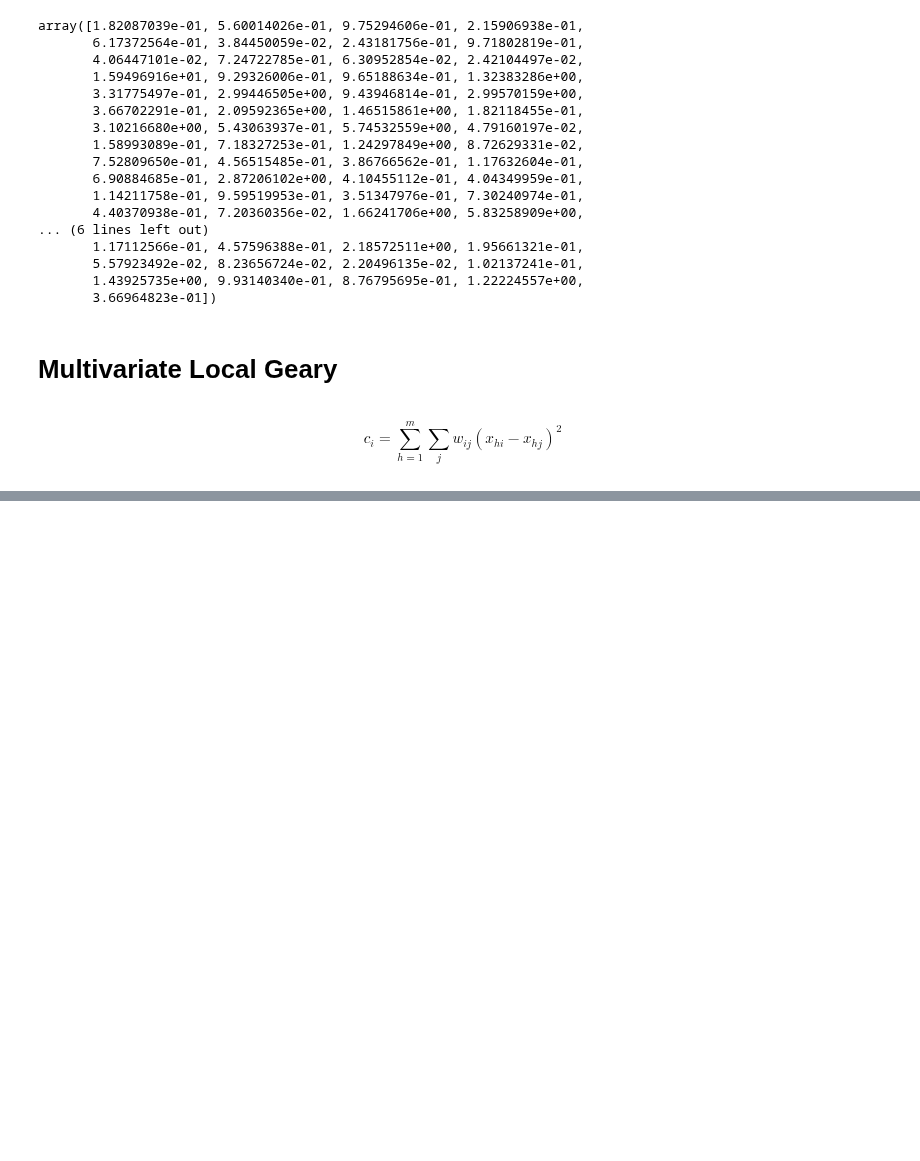
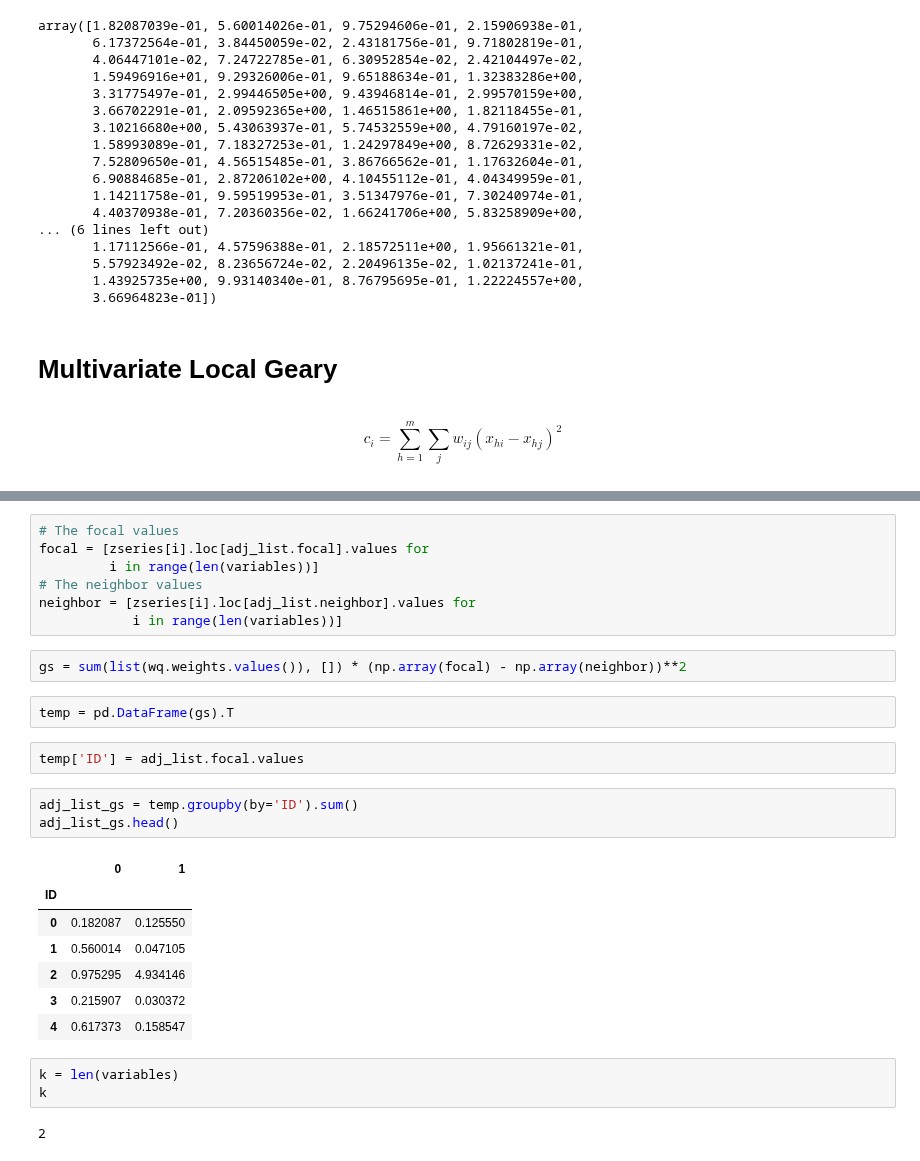
Before and after one commit to jeffcsauer/GSOC2020, a Jupyter notebook: review/Local_Geary_Workbook.ipynb, the cells around one changed output, grey strips where cells are left out. Saved outputs shown, nothing was run; the diff lists cells and outputs as text; blank space fills up the shorter version.

```diff
--- a/review/Local_Geary_Workbook.ipynb
+++ b/review/Local_Geary_Workbook.ipynb
@@ -215,0 +376,29 @@ $$ c_i = \sum_{h=1}^m \sum_j w_{ij} (x_{hi} - x_{hj})^2 $$
+# %%
+# The focal values
+focal = [zseries[i].loc[adj_list.focal].values for
+         i in range(len(variables))]
+# The neighbor values
+neighbor = [zseries[i].loc[adj_list.neighbor].values for
+            i in range(len(variables))]
+# %%
+gs = sum(list(wq.weights.values()), []) * (np.array(focal) - np.array(neighbor))**2
+# %%
+temp = pd.DataFrame(gs).T
+# %%
+temp['ID'] = adj_list.focal.values
+# %%
+adj_list_gs = temp.groupby(by='ID').sum()
+adj_list_gs.head()
+# %% [output]
+|  | 0 | 1 |
+| ID |  |  |
+| 0 | 0.182087 | 0.125550 |
+| 1 | 0.560014 | 0.047105 |
+| 2 | 0.975295 | 4.934146 |
+| 3 | 0.215907 | 0.030372 |
+| 4 | 0.617373 | 0.158547 |
+# %%
+k = len(variables)
+k
+# %% [output]
+2
```
Also changed, not shown: parts of 25 cells of this notebook.
